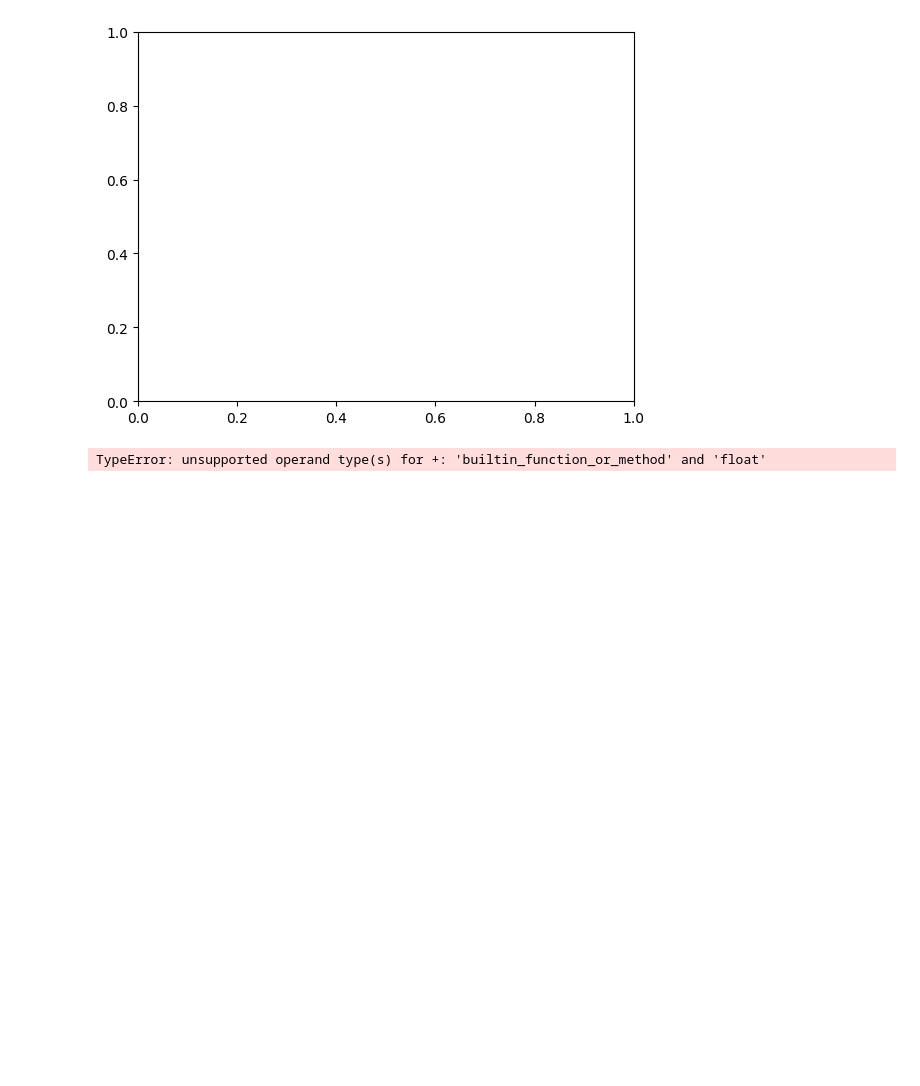
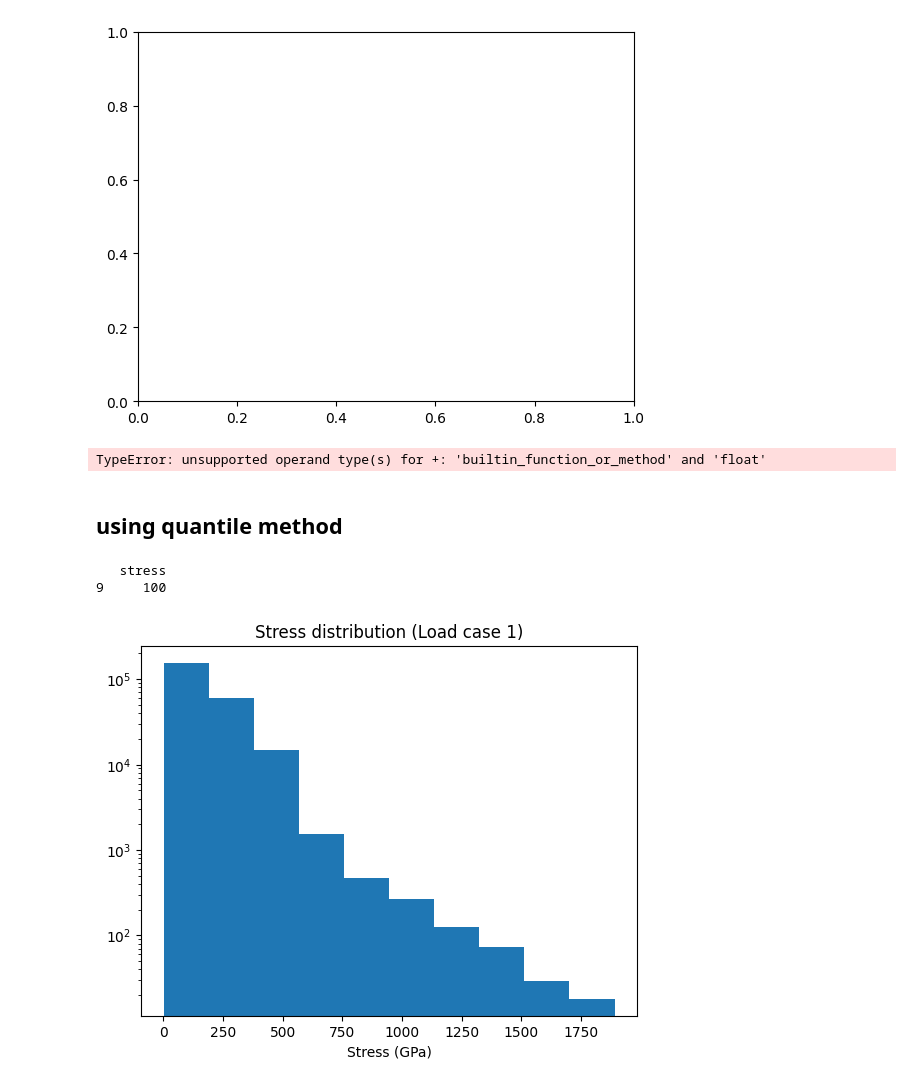
Before and after one commit to ajdr88/CAE_DS_Training, a Jupyter notebook: Week-1.ipynb, the cells around one changed output. Cells and saved outputs as stored; diff of their text form; code cells hidden in the pictures; blank space fills up the shorter version.

```diff
--- a/Week-1.ipynb
+++ b/Week-1.ipynb
@@ -290,3 +363,36 @@ TypeError: '<=' not supported between instances of 'builtin_function_or_method'
 print(np.mean(dia_stress_l))
 # %% [output]
 TypeError: unsupported operand type(s) for +: 'builtin_function_or_method' and 'float'
+# %% [markdown]
+## using quantile method
+# %%
+import pandas as pd
+
+# Sample DataFrame
+data = {
+    'stress': [10, 20, 30, 40, 50, 60, 70, 80, 90, 100]
+}
+df = pd.DataFrame(data)
+
+# Calculate the 95th percentile
+quantile_value = df['stress'].quantile(0.95)
+
+# Get the top 5% samples
+top_5_percent = df[df['stress'] >= quantile_value]
+
+print(top_5_percent)
+# %% [output]
+   stress
+9     100
+# %%
+#read data csn into dataframe
+n = 18
+csv_n = file_list[n]
+sim_data_x = pd.read_csv(csv_n.name)
+# %%
+plt.hist(sim_data_x['ver_stress'], log=True) #np.log(k), density=True, log=True
+plt.title('Stress distribution (Load case 1)')
+plt.xlabel('Stress (GPa)')
+plt.show()
+# %% [output]
+[figure, added]
```
Also changed, not shown: parts of 31 cells of this notebook, 1 other file.
